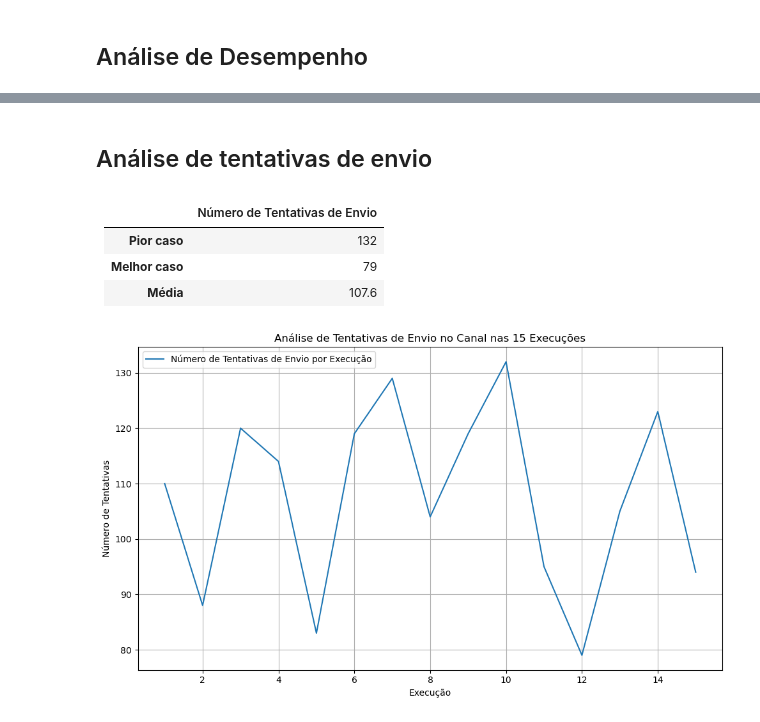
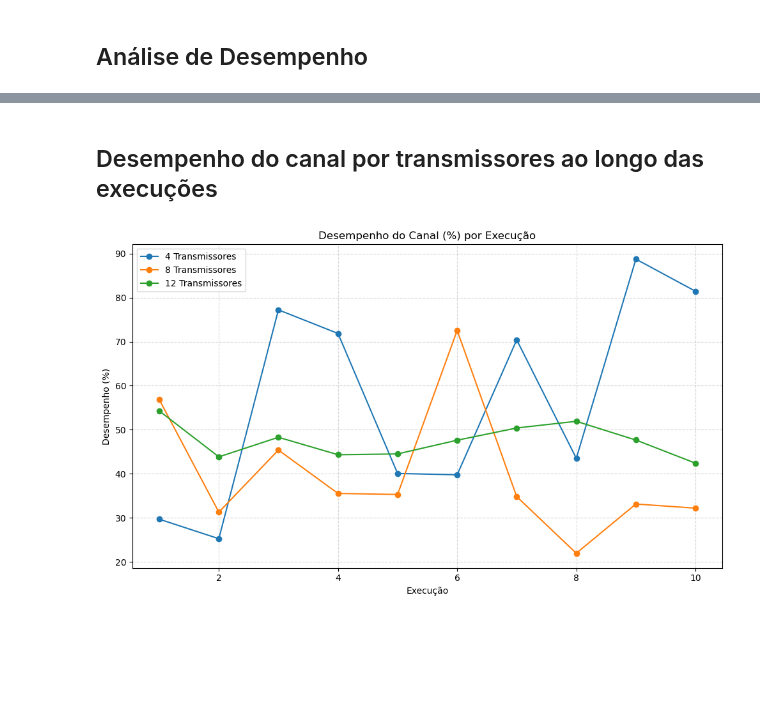
Before and after one commit to cicerocalsing/Redes2-GrauB, a Jupyter notebook: Analise_desempenho.ipynb, the cells around one changed output, grey strips where cells are left out. Drawn from its saved outputs; the diff is of its cells as text; code cells hidden in the pictures; blank space fills up the shorter version.

```diff
--- a/Analise_desempenho.ipynb
+++ b/Analise_desempenho.ipynb
@@ -105,27 +123,26 @@ plt.show()
-# %% [markdown]
-## Análise de tentativas de envio
-# %% [markdown]
-|                         | Número de Tentativas de Envio |
-|-------------------------|-------------------------------|
-| **Pior caso**           | 132                           |
-| **Melhor caso**         | 79                            |
-| **Média**               | 107.6                         |
-# %%
-x = range(1, len(dados) + 1)  # Número das execuções
-
-plt.figure(figsize=(10, 6))
-
-# Plotar Número de colisões
-plt.plot(x, dados['numero_total_tentativas_por_execucao'],  label='Número de Tentativas de Envio por Execução')
-
-# Configurações finais do gráfico
-plt.title('Análise de Tentativas de Envio no Canal nas 15 Execuções')
-plt.xlabel('Execução')
-plt.ylabel('Número de Tentativas')
-plt.legend()
-plt.grid(True)
-plt.tight_layout()
-
-plt.show()
-# %% [output]
-[figure, removed]
+# %% [markdown]
+## Desempenho do canal por transmissores ao longo das execuções
+# %%
+dados_filtrados = dados[dados['numero_de_transmissores'].isin([4, 8, 12])]
+
+grupos = dados_filtrados.groupby('numero_de_transmissores')
+
+plt.figure(figsize=(10, 6))
+
+for transmissor, grupo in grupos:
+    plt.plot(
+        range(1, len(grupo) + 1),
+        grupo['desempenho_de_transmissao'],
+        marker='o',
+        label=f'{transmissor} Transmissores'
+    )
+
+plt.title("Desempenho do Canal (%) por Execução")
+plt.xlabel("Execução")
+plt.ylabel("Desempenho (%)")
+plt.grid(True, linestyle='--', alpha=0.5)
+plt.legend(loc='upper left')
+plt.tight_layout()
+plt.show()
+# %% [output]
+[figure, added]
```
Also changed, not shown: parts of 25 cells of this notebook, 5 other files.
